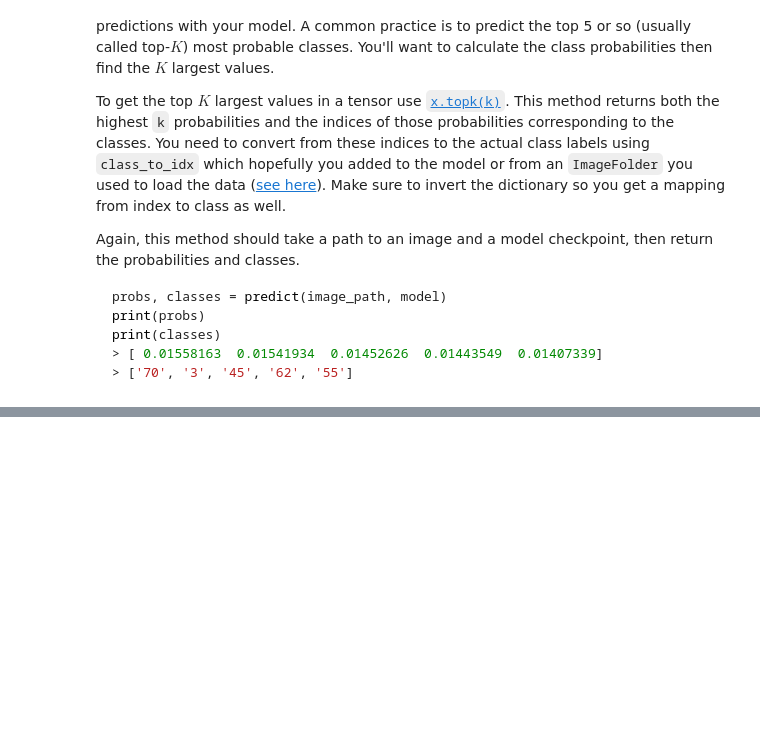
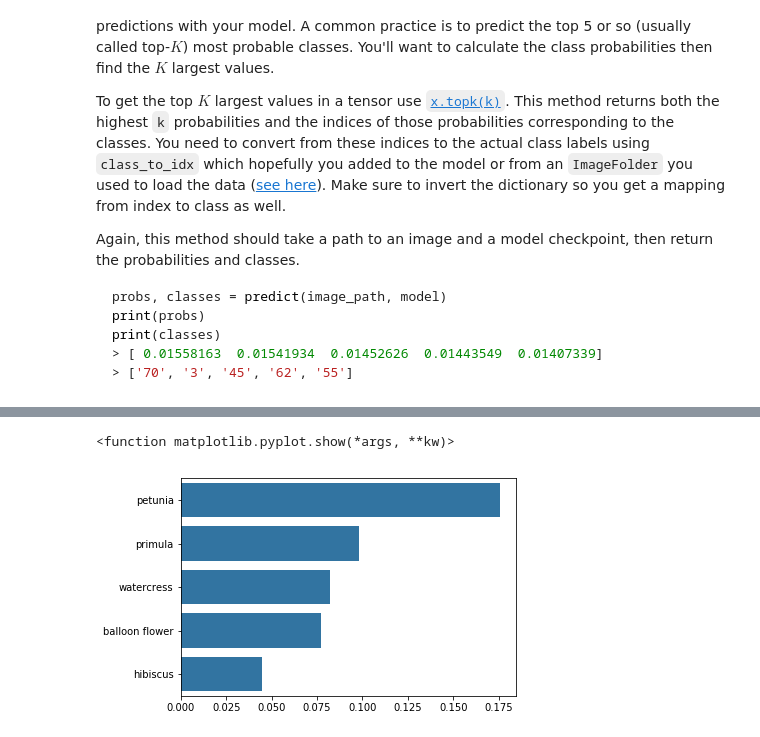
Before and after one commit to sarauny/DSND_Term1-master, a Jupyter notebook: projects/p2_image_classifier/Image Classifier Project.ipynb, the cells around one changed output, grey strips where cells are left out. Cells and saved outputs as stored; diff of their text form; code cells hidden in the pictures; blank space fills up the shorter version.

```diff
--- a/projects/p2_image_classifier/Image Classifier Project.ipynb
+++ b/projects/p2_image_classifier/Image Classifier Project.ipynb
@@ -496,0 +559,6 @@ tensor([[[-2.1008, -2.1008, -2.1008,  ..., -2.1008, -2.1008, -2.1008],
+# %%
+sns.barplot(x=top_p, y=top_flowers, color=sns.color_palette()[0])
+plt.show
+# %% [output]
+<function matplotlib.pyplot.show(*args, **kw)>
+[figure, added]
```
Also changed, not shown: parts of 14 cells of this notebook, 7 other files.
